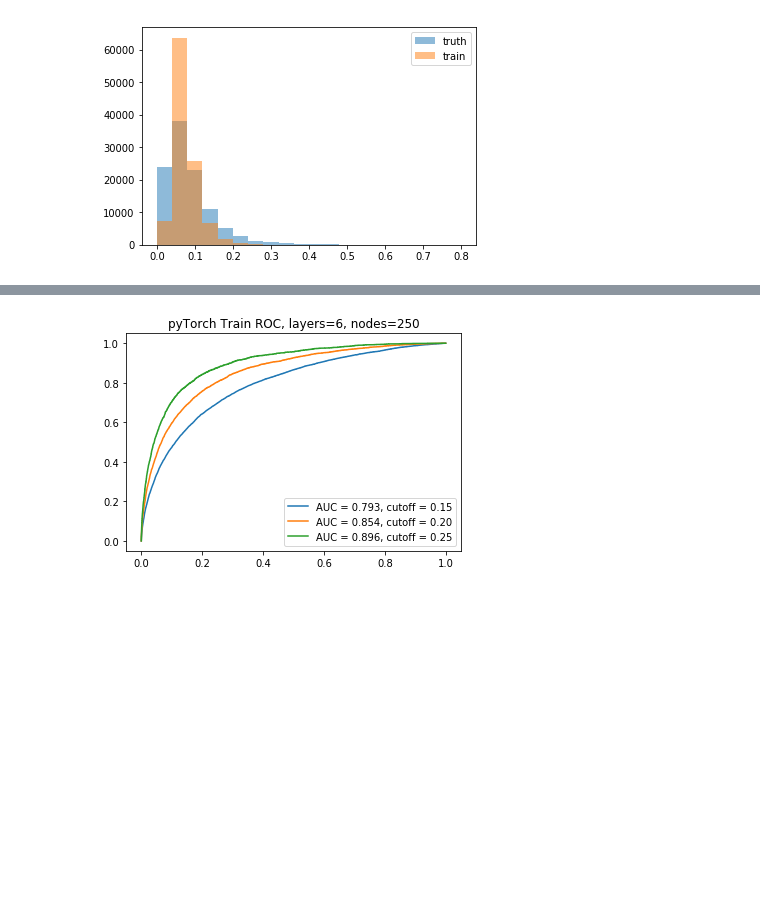
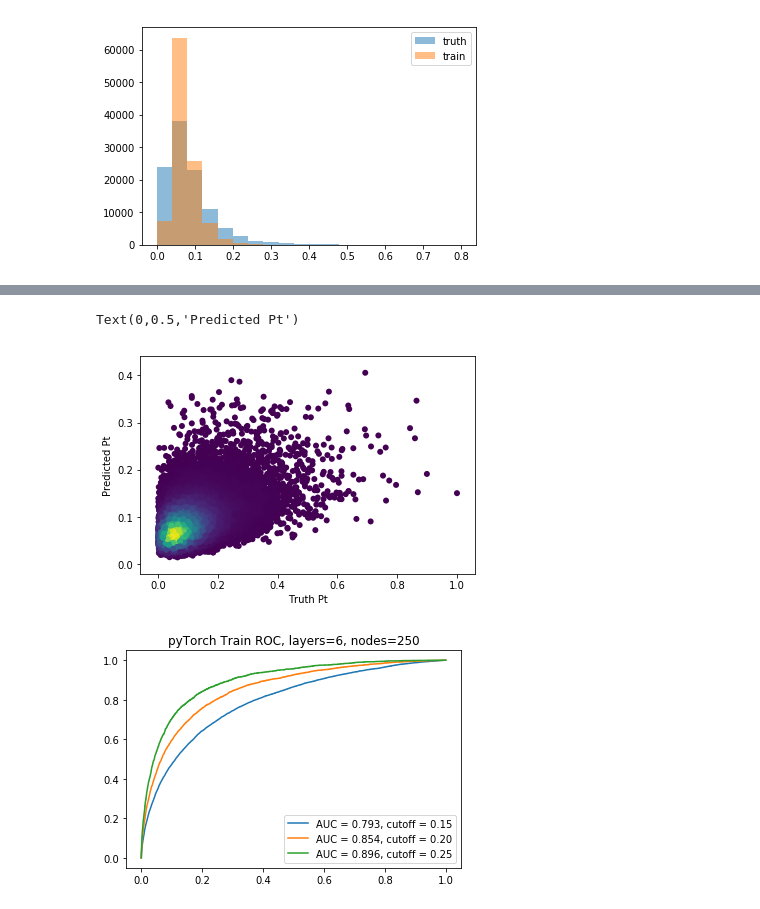
Before and after one commit to afwebb/higgs_diff, a Jupyter notebook: ml_scripts/top_pt_reg_torch.ipynb, the cells around one changed output, grey strips where cells are left out. Cells and saved outputs as stored; diff of their text form; code cells hidden in the pictures; blank space fills up the shorter version.

```diff
--- a/ml_scripts/top_pt_reg_torch.ipynb
+++ b/ml_scripts/top_pt_reg_torch.ipynb
@@ -219,3 +234,11 @@ plt.show()
+# %%
+plt.figure()
+plt.scatter(Y_test, param_grid[4].y_pred_test, c=z, edgecolor='')
+plt.xlabel('Truth Pt')
+plt.ylabel('Predicted Pt')
+# %% [output]
+Text(0,0.5,'Predicted Pt')
+[figure, added]
 # %%
 #y_predicted = y_pred.float().detach().numpy()
 cutoff = [0.15, 0.2, 0.25]
```
Also changed, not shown: parts of 6 cells of this notebook, 9 other files.
